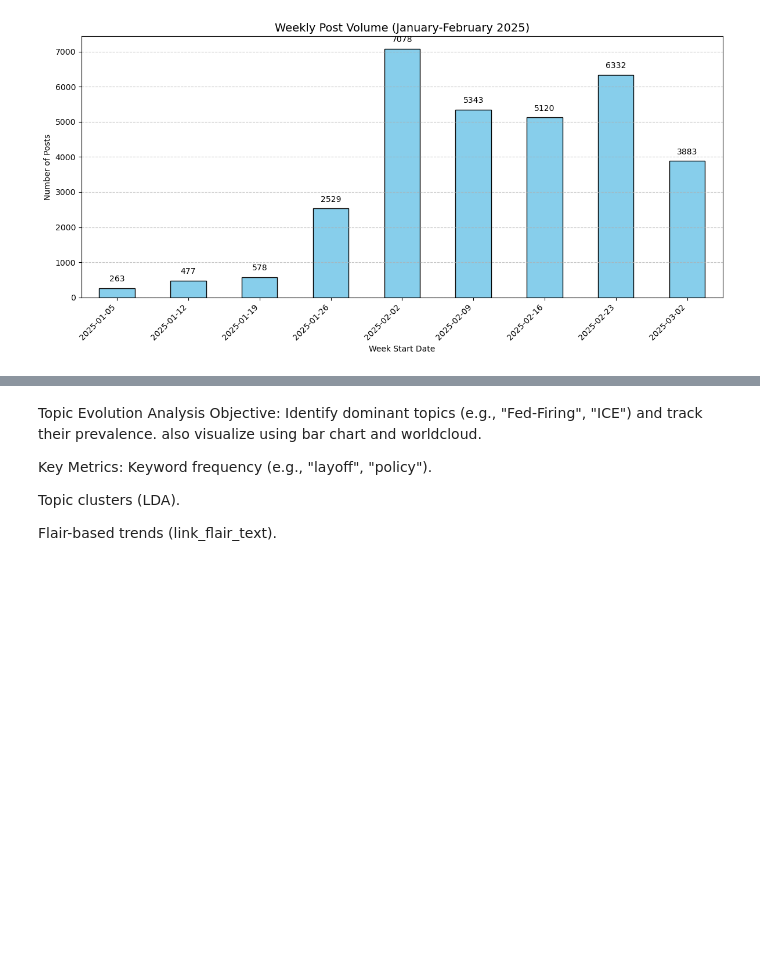
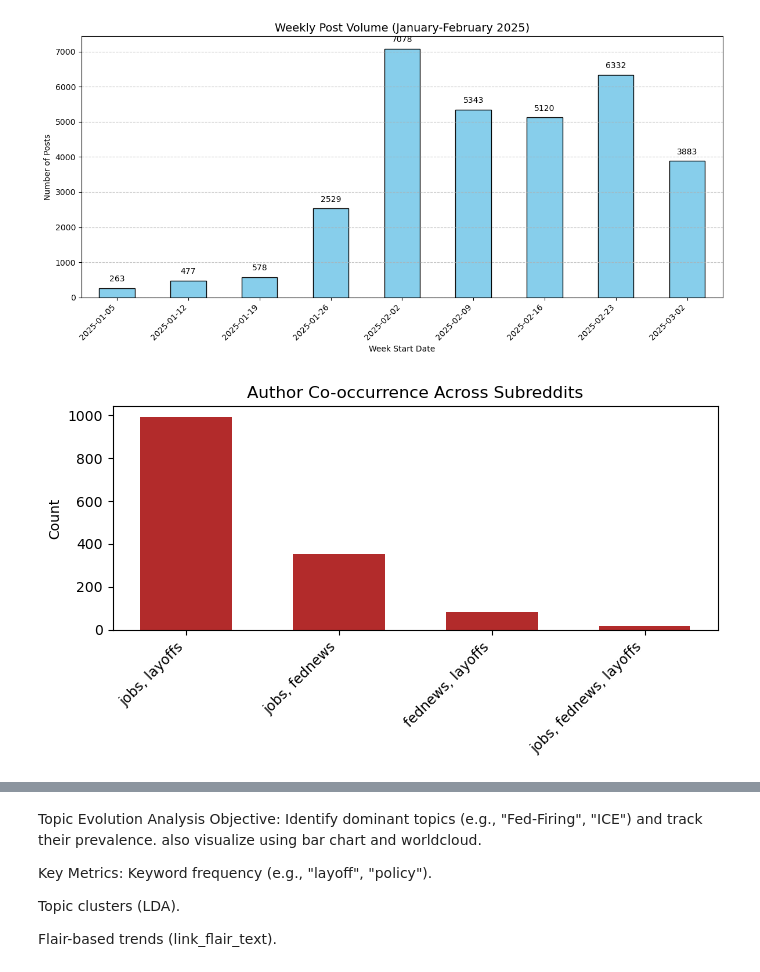
Before and after one commit to FahimShahriarAnik/Chaos_in_fedNews, a Jupyter notebook: data_analysis.ipynb, the cells around one changed output, grey strips where cells are left out. Cells and saved outputs as stored; diff of their text form; code cells hidden in the pictures; blank space fills up the shorter version.

```diff
--- a/data_analysis.ipynb
+++ b/data_analysis.ipynb
@@ -108,3 +145,25 @@ plt.savefig("weekly_post_volume.png", dpi=300, bbox_inches='tight')
 plt.show()
 # %% [output]
 [figure]
+# %%
+import matplotlib.pyplot as plt
+
+# simplified data
+data = {
+    'jobs, layoffs': 991,
+    'jobs, fednews': 353,
+    'fednews, layoffs': 82,
+    'jobs, fednews, layoffs': 19
+}
+
+# bar chart
+plt.figure(figsize=(7,4))
+bars = plt.bar(data.keys(), data.values(), color='#b22b2b', width=0.6)
+
+plt.ylabel('Count')
+plt.title('Author Co-occurrence Across Subreddits')
+plt.xticks(rotation=45, ha='right')
+plt.tight_layout()
+plt.show()
+# %% [output]
+[figure, added]
```
Also changed, not shown: parts of 6 cells of this notebook, 33 other files.
